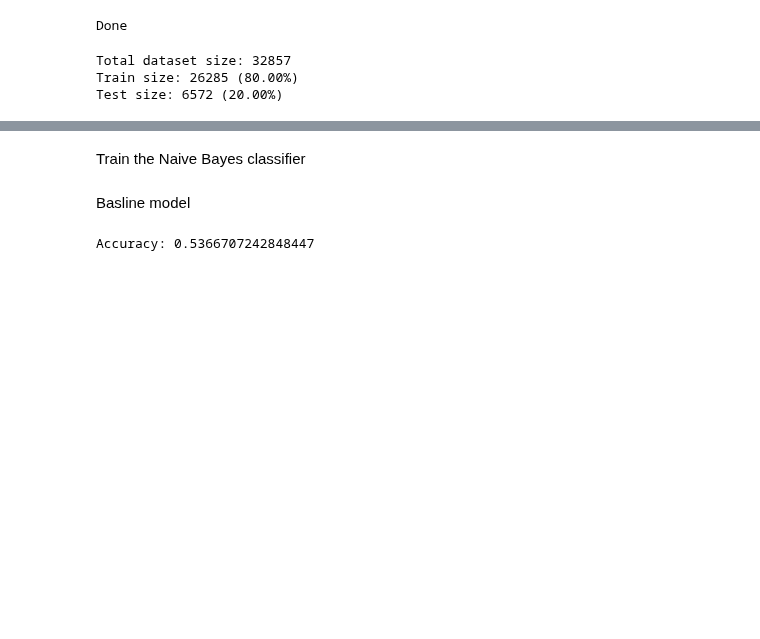
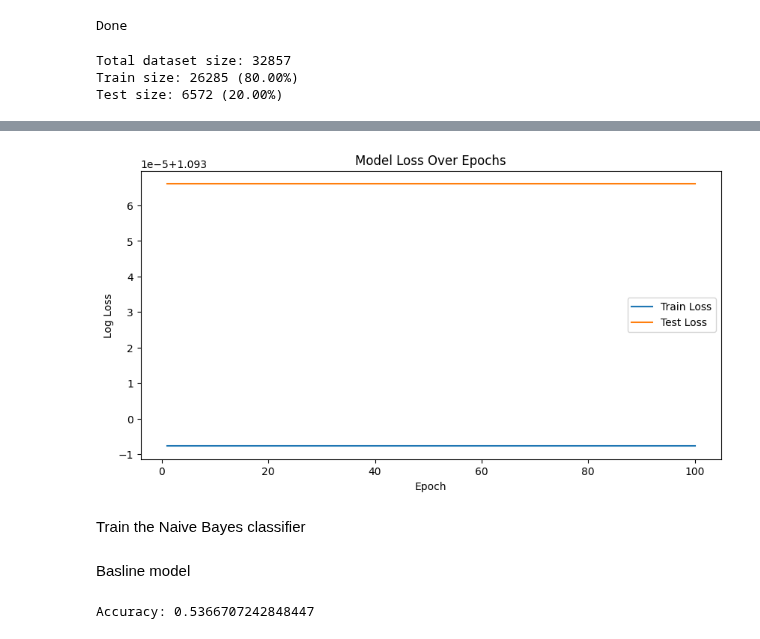
Before and after one commit to Ariamestra/ConsumerReviews, a Jupyter notebook: project_part2.ipynb, the cells around one changed output, grey strips where cells are left out. Saved outputs shown, nothing was run; the diff lists cells and outputs as text; code cells hidden in the pictures; blank space fills up the shorter version.

```diff
--- a/project_part2.ipynb
+++ b/project_part2.ipynb
@@ -175,2 +187,47 @@ X_resampled, y_resampled = smote.fit_resample(X_tfidf, y_encoded)
+# %%
+from sklearn.linear_model import LogisticRegression
+from sklearn.metrics import log_loss
+from sklearn.linear_model import LogisticRegression
+from sklearn.preprocessing import StandardScaler
+from sklearn.pipeline import make_pipeline
+
+# Create the model in a pipeline that first scales the data
+# Set 'with_mean=False' for sparse matrix compatibility
+model = make_pipeline(StandardScaler(with_mean=False), LogisticRegression(solver='lbfgs', max_iter=1000))
+
+# Fit the model to the training data
+model.fit(X_train, y_train)
+
+# Initialize lists to store the loss values
+train_losses = []
+test_losses = []
+
+# Manually iterate over the epochs
+for epoch in range(1, 101):  # Assuming you want to train for 100 epochs
+    #model.fit(X_train, y_train)
+
+    # Predict probabilities for the training and test sets
+    train_pred_prob = model.predict_proba(X_train)
+    test_pred_prob = model.predict_proba(X_test)
+
+    # Calculate the log loss for the training and test sets
+    train_loss = log_loss(y_train, train_pred_prob)
+    test_loss = log_loss(y_test, test_pred_prob)
+
+    # Store the log loss values
+    train_losses.append(train_loss)
+    test_losses.append(test_loss)
+
+# Plot the actual training and test losses
+plt.figure(figsize=(10, 5))
+plt.plot(range(1, 101), train_losses, label='Train Loss')
+plt.plot(range(1, 101), test_losses, label='Test Loss')
+plt.title('Model Loss Over Epochs')
+plt.xlabel('Epoch')
+plt.ylabel('Log Loss')
+plt.legend()
+plt.show()
+# %% [output]
+[figure, added]
 # %% [markdown]
 Train the Naive Bayes classifier
```
Also changed, not shown: parts of 7 cells of this notebook.
